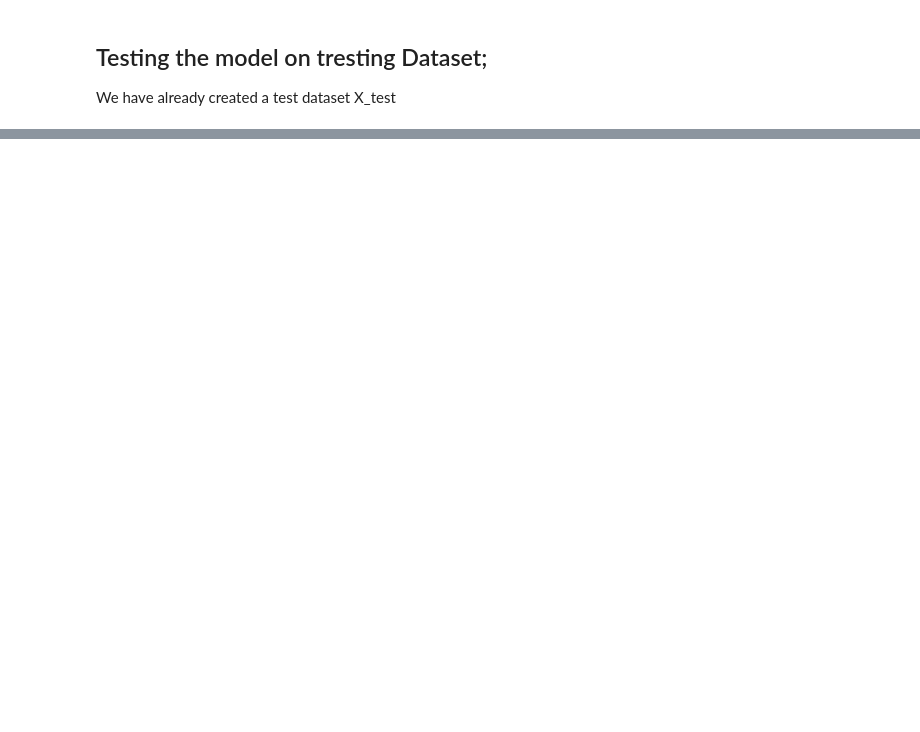
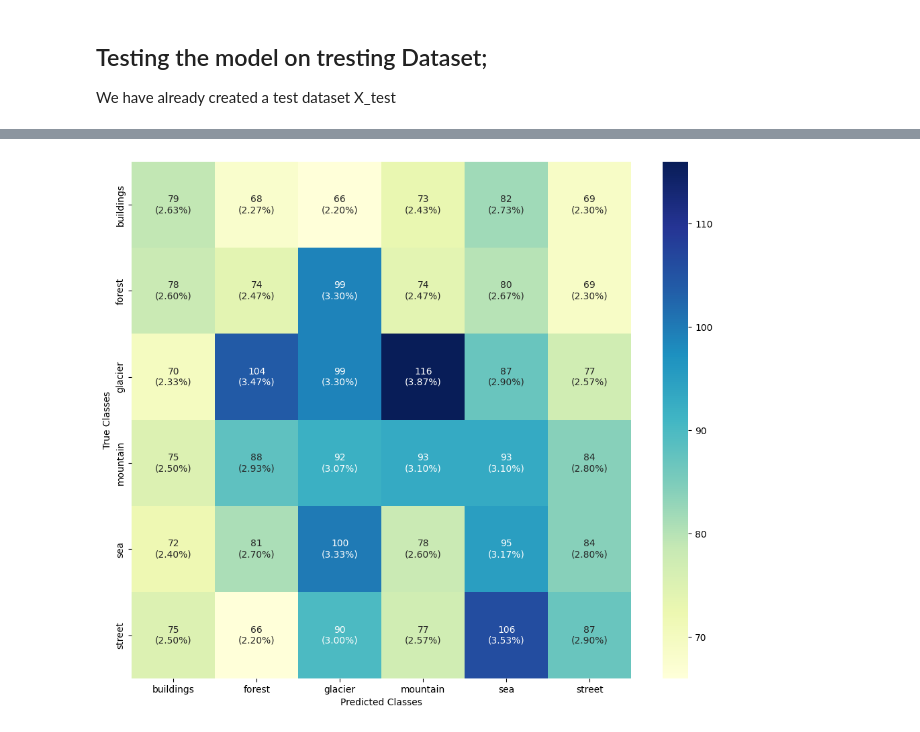
Before and after one commit to Jawakar-7/Image-Classification-using-multiple-models-, a Jupyter notebook: model_final.ipynb, the cells around one changed output, grey strips where cells are left out. Cells and saved outputs as stored; diff of their text form; code cells hidden in the pictures; blank space fills up the shorter version.

```diff
--- a/model_final.ipynb
+++ b/model_final.ipynb
@@ -374,0 +397,19 @@ predictions = cnn_model.predict(X_test)
+# %%
+y_pred = np.argmax(predictions, axis=1)
+y_true = X_test.classes
+# %%
+cf_mtx = confusion_matrix(y_true, y_pred)
+
+group_counts = ["{0:0.0f}".format(value) for value in cf_mtx.flatten()]
+group_percentages = ["{0:.2%}".format(value) for value in cf_mtx.flatten()/np.sum(cf_mtx)]
+box_labels = [f"{v1}\n({v2})" for v1, v2 in zip(group_counts, group_percentages)]
+box_labels = np.asarray(box_labels).reshape(6, 6)
+
+plt.figure(figsize = (12, 10))
+sns.heatmap(cf_mtx, xticklabels=labels.values(), yticklabels=labels.values(),
+           cmap="YlGnBu", fmt="", annot=box_labels)
+plt.xlabel('Predicted Classes')
+plt.ylabel('True Classes')
+plt.show()
+# %% [output]
+[figure, added]
```
Also changed, not shown: parts of 19 cells of this notebook.
